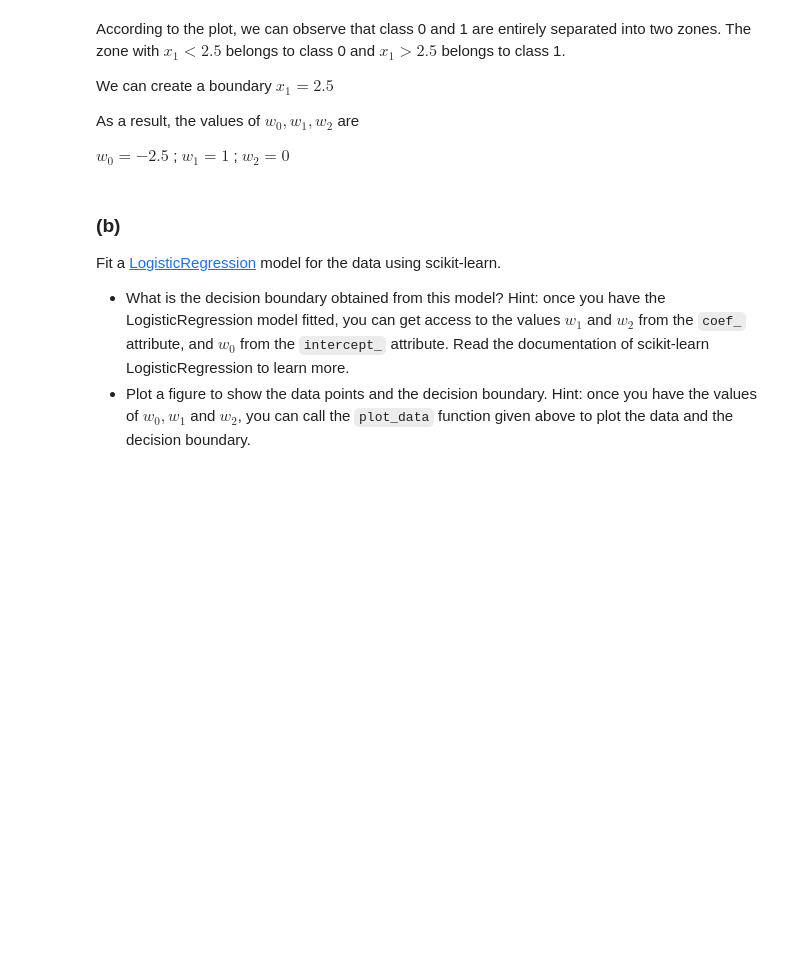
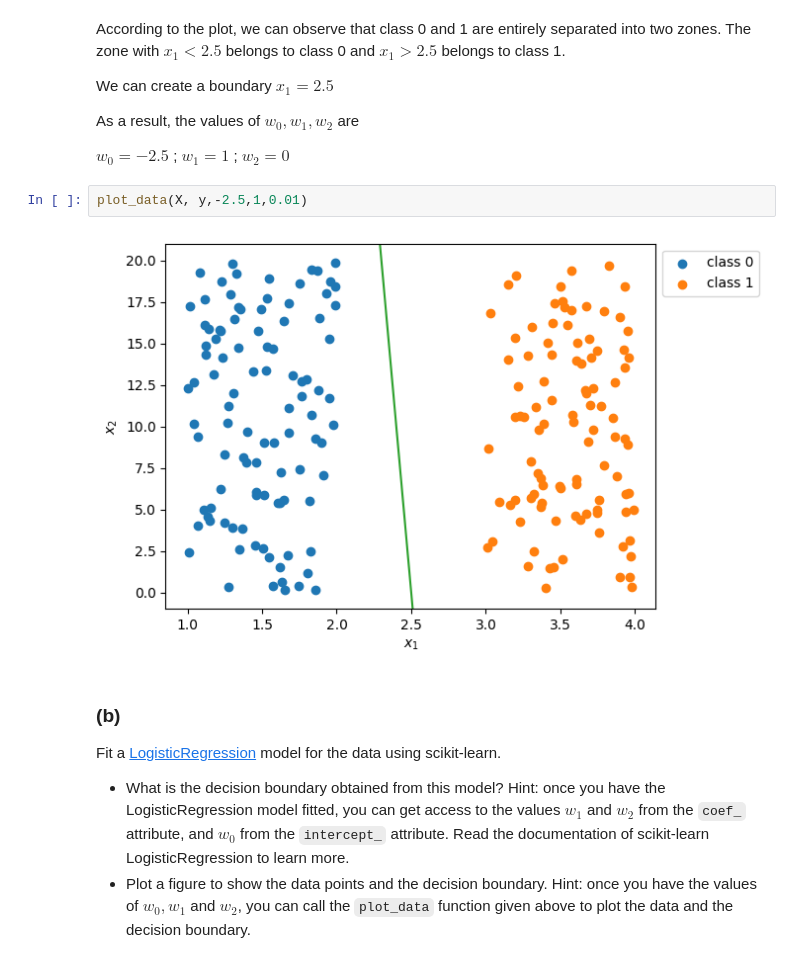
Before and after one commit to tieuandpepper/CHEE6397_HWs, a Jupyter notebook: HW1/hw1-Kevin_Tieu-1902070.ipynb, the cells around one changed output. Saved outputs shown, nothing was run; the diff lists cells and outputs as text; blank space fills up the shorter version.

```diff
--- a/HW1/hw1-Kevin_Tieu-1902070.ipynb
+++ b/HW1/hw1-Kevin_Tieu-1902070.ipynb
@@ -475,6 +475,10 @@ We can create a boundary $ x_1 = 2.5 $
 As a result, the values of $w_0, w_1, w_2$ are
 
 $w_0 = -2.5$ ; $w_1 = 1$ ; $w_2 = 0 $
+# %%
+plot_data(X, y,-2.5,1,0.01)
+# %% [output]
+[figure, added]
 # %% [markdown]
 ### (b)
 
```
